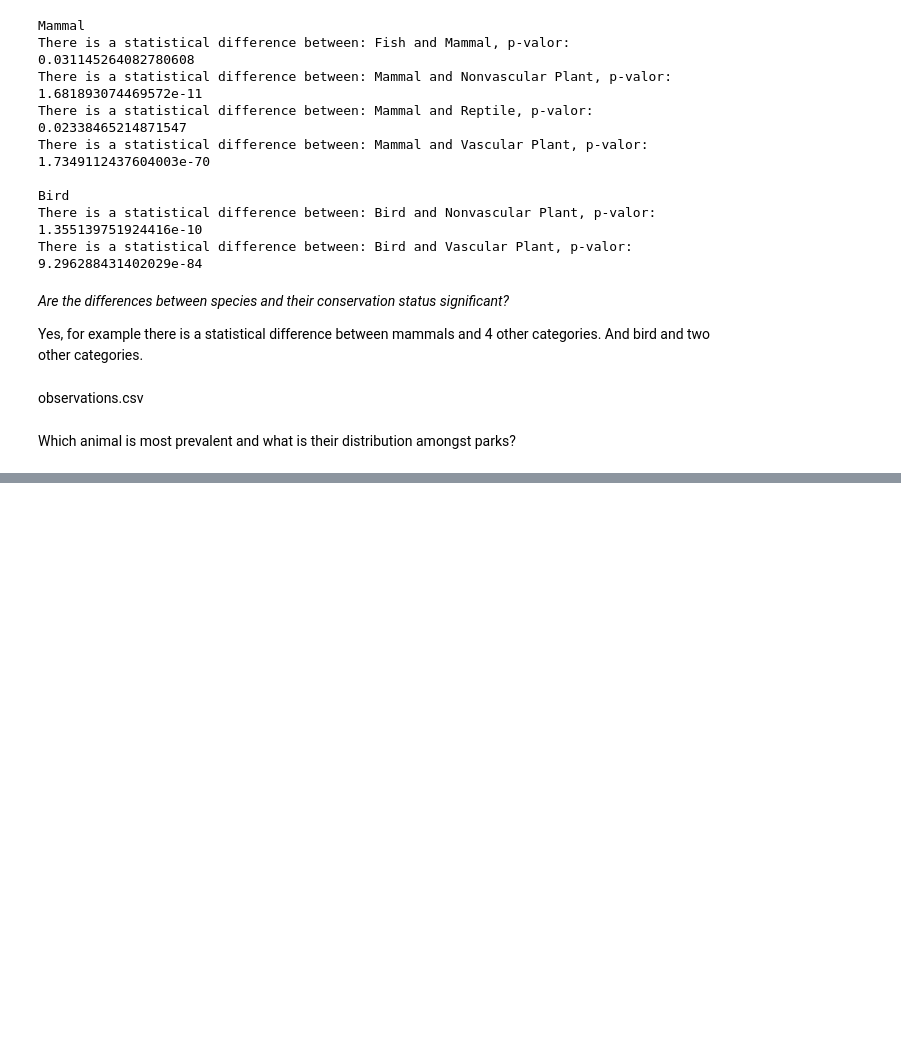
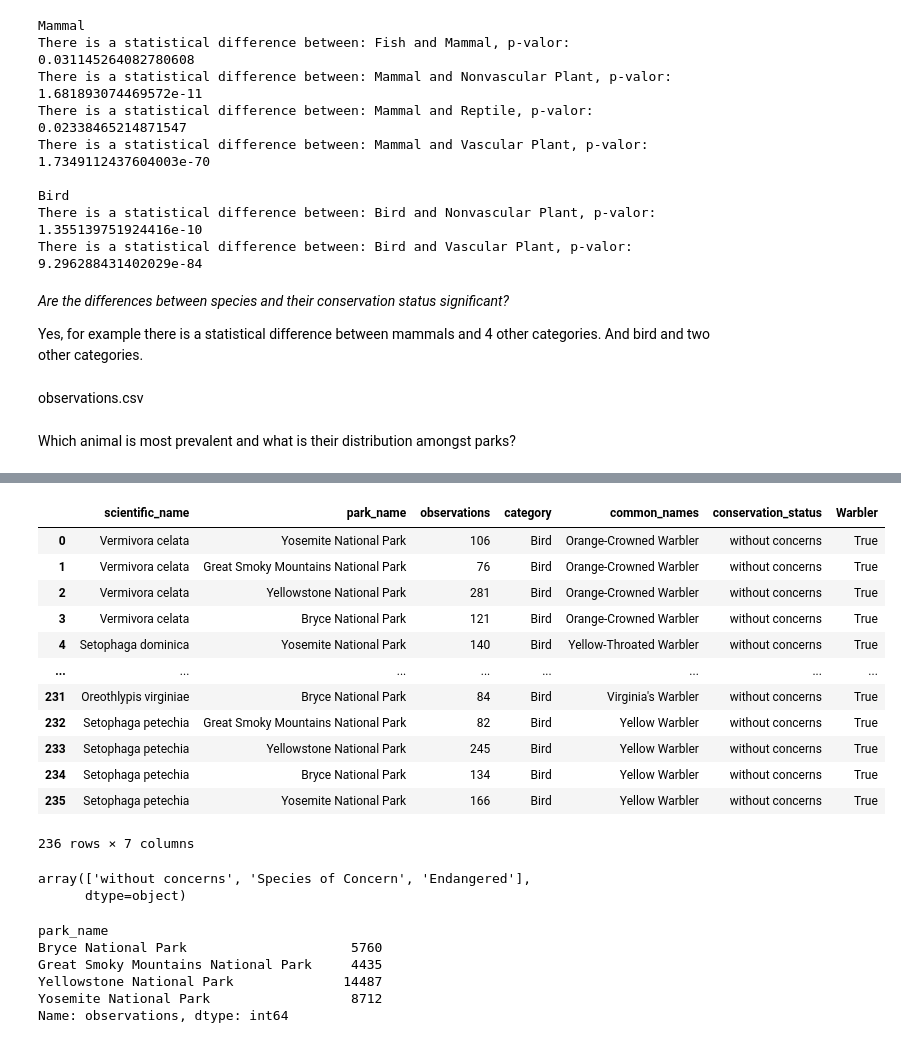
Before and after one commit to LucasArg00/biodiversity_codeacademy, a Jupyter notebook: biodiversity.ipynb, the cells around one changed output, grey strips where cells are left out. Drawn from its saved outputs; the diff is of its cells as text; code cells hidden in the pictures; blank space fills up the shorter version.

```diff
--- a/biodiversity.ipynb
+++ b/biodiversity.ipynb
@@ -356,0 +412,31 @@ Which animal is most prevalent and what is their distribution amongst parks?
+# %%
+observations_Warbler = observations.merge(species[species.Warbler])
+observations_Warbler
+# %% [output]
+|  | scientific_name | park_name | observations | category | common_names | conservation_status | Warbler |
+| 0 | Vermivora celata | Yosemite National Park | 106 | Bird | Orange-Crowned Warbler | without concerns | True |
+| 1 | Vermivora celata | Great Smoky Mountains National Park | 76 | Bird | Orange-Crowned Warbler | without concerns | True |
+| 2 | Vermivora celata | Yellowstone National Park | 281 | Bird | Orange-Crowned Warbler | without concerns | True |
+| 3 | Vermivora celata | Bryce National Park | 121 | Bird | Orange-Crowned Warbler | without concerns | True |
+| 4 | Setophaga dominica | Yosemite National Park | 140 | Bird | Yellow-Throated Warbler | without concerns | True |
+| ... | ... | ... | ... | ... | ... | ... | ... |
+| 231 | Oreothlypis virginiae | Bryce National Park | 84 | Bird | Virginia's Warbler | without concerns | True |
+| 232 | Setophaga petechia | Great Smoky Mountains National Park | 82 | Bird | Yellow Warbler | without concerns | True |
+| 233 | Setophaga petechia | Yellowstone National Park | 245 | Bird | Yellow Warbler | without concerns | True |
+| 234 | Setophaga petechia | Bryce National Park | 134 | Bird | Yellow Warbler | without concerns | True |
+| 235 | Setophaga petechia | Yosemite National Park | 166 | Bird | Yellow Warbler | without concerns | True |
+236 rows × 7 columns
+# %%
+observations_Warbler.conservation_status.unique()
+# %% [output]
+array(['without concerns', 'Species of Concern', 'Endangered'],
+      dtype=object)
+# %%
+observations_Warbler.groupby('park_name').observations.sum()
+# %% [output]
+park_name
+Bryce National Park                     5760
+Great Smoky Mountains National Park     4435
+Yellowstone National Park              14487
+Yosemite National Park                  8712
+Name: observations, dtype: int64
```
Also changed, not shown: parts of 9 cells of this notebook.
